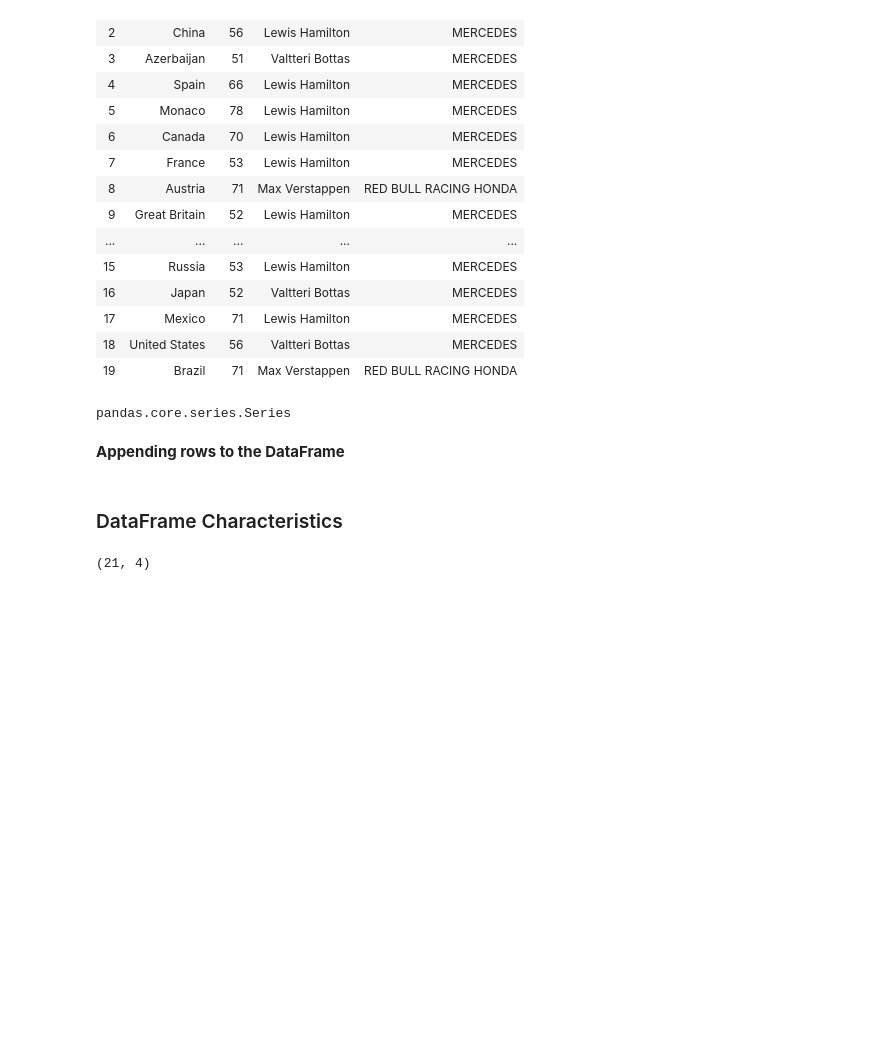
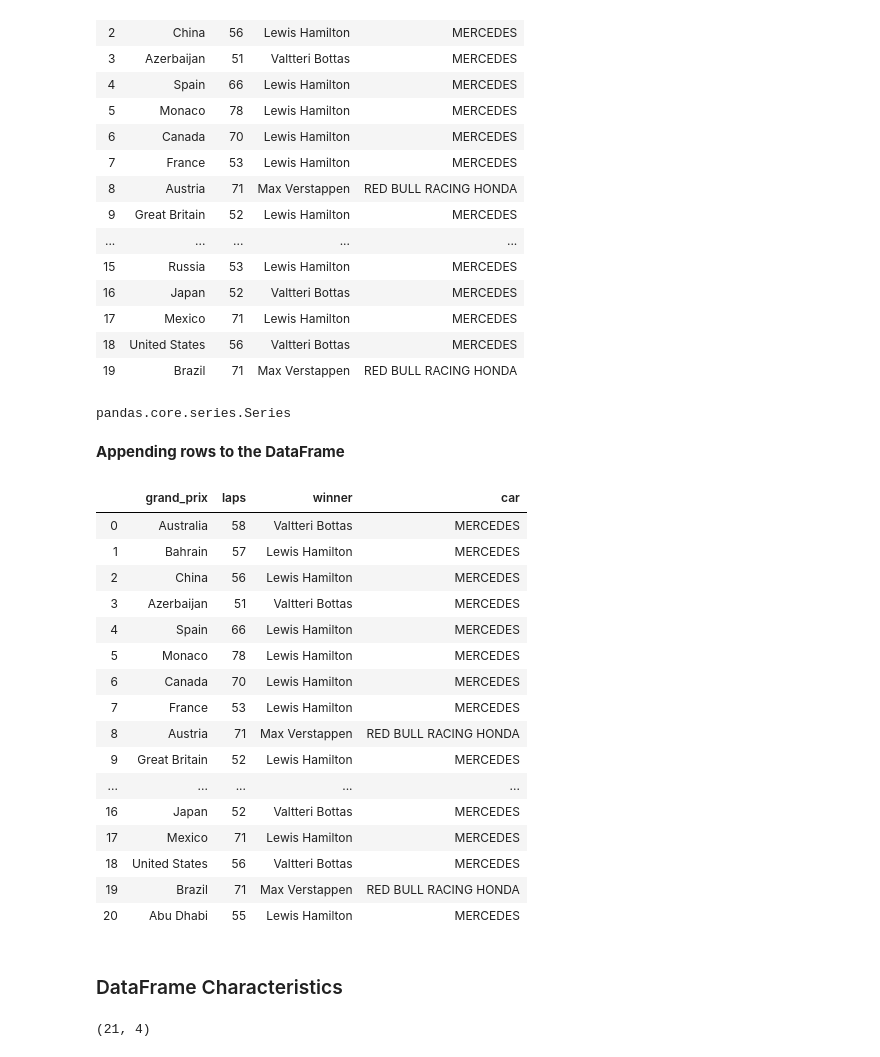
Before and after one commit to JKocher13/jupyter-notebooks.data-engineering, a Jupyter notebook: pandas/introduction_to_pandas.ipynb, the cells around one changed output. Cells and saved outputs as stored; diff of their text form; code cells hidden in the pictures; blank space fills up the shorter version.

```diff
--- a/pandas/introduction_to_pandas.ipynb
+++ b/pandas/introduction_to_pandas.ipynb
@@ -90,0 +94,23 @@ f1_2019_races
+# %%
+races_dict = {
+    "grand_prix": [
+        'Australia', 'Bahrain', 'China',
+        'Azerbaijan', 'Spain', 'Monaco',
+        'Canada', 'France', 'Austria',
+        'Great Britain', 'Germany', 'Hungary',
+        'Belgium', 'Italy', 'Singapore',
+        'Russia', 'Japan', 'Mexico',
+        'United States', 'Brazil',
+    ],
+    "laps": [
+        58, 57, 56,
+        51, 66, 78,
+        70, 53, 71,
+        52, 64, 70,
+        44, 53, 61,
+        53, 52, 71,
+        56, 71,
+    ]
+}
+# %%
+f1_2019_races = pd.DataFrame(races_dict)
@@ -92,26 +138,6 @@ f1_2019_races
 **Adding columns to a DataFrame**
 
 [data source](https://www.formula1.com/en/results.html/2019/races.html)
-# %%
-f1_2019_races['grand_prix'] = [
-    'Australia', 'Bahrain', 'China',
-    'Azerbaijan', 'Spain', 'Monaco',
-    'Canada', 'France', 'Austria',
-    'Great Britain', 'Germany', 'Hungary',
-    'Belgium', 'Italy', 'Singapore',
-    'Russia', 'Japan', 'Mexico',
-    'United States', 'Brazil',
-]
-# %%
-f1_2019_races['laps'] = [
-    58, 57, 56,
-    51, 66, 78,
-    70, 53, 71,
-    52, 64, 70,
-    44, 53, 61,
-    53, 52, 71,
-    56, 71,
-]
 # %%
 f1_2019_races['winner'] = [
     'Valtteri Bottas', 'Lewis Hamilton', 'Lewis Hamilton',
@@ -164,6 +190,26 @@ abu_dhabi_race = pd.Series(['Abu Dhabi', 55, 'Lewis Hamilton', 'MERCEDES'],
                            index=['grand_prix', 'laps', 'winner', 'car'])
 # %%
 f1_2019_races = f1_2019_races.append(abu_dhabi_race, ignore_index=True)
+# %%
+f1_2019_races
+# %% [output]
+|  | grand_prix | laps | winner | car |
+| 0 | Australia | 58 | Valtteri Bottas | MERCEDES |
+| 1 | Bahrain | 57 | Lewis Hamilton | MERCEDES |
+| 2 | China | 56 | Lewis Hamilton | MERCEDES |
+| 3 | Azerbaijan | 51 | Valtteri Bottas | MERCEDES |
+| 4 | Spain | 66 | Lewis Hamilton | MERCEDES |
+| 5 | Monaco | 78 | Lewis Hamilton | MERCEDES |
+| 6 | Canada | 70 | Lewis Hamilton | MERCEDES |
+| 7 | France | 53 | Lewis Hamilton | MERCEDES |
+| 8 | Austria | 71 | Max Verstappen | RED BULL RACING HONDA |
+| 9 | Great Britain | 52 | Lewis Hamilton | MERCEDES |
+| ... | ... | ... | ... | ... |
+| 16 | Japan | 52 | Valtteri Bottas | MERCEDES |
+| 17 | Mexico | 71 | Lewis Hamilton | MERCEDES |
+| 18 | United States | 56 | Valtteri Bottas | MERCEDES |
+| 19 | Brazil | 71 | Max Verstappen | RED BULL RACING HONDA |
+| 20 | Abu Dhabi | 55 | Lewis Hamilton | MERCEDES |
 # %% [markdown]
 <a id="dataframe-characteristics"></a>
 ### DataFrame Characteristics
```
Also changed, not shown: parts of 14 cells of this notebook.
